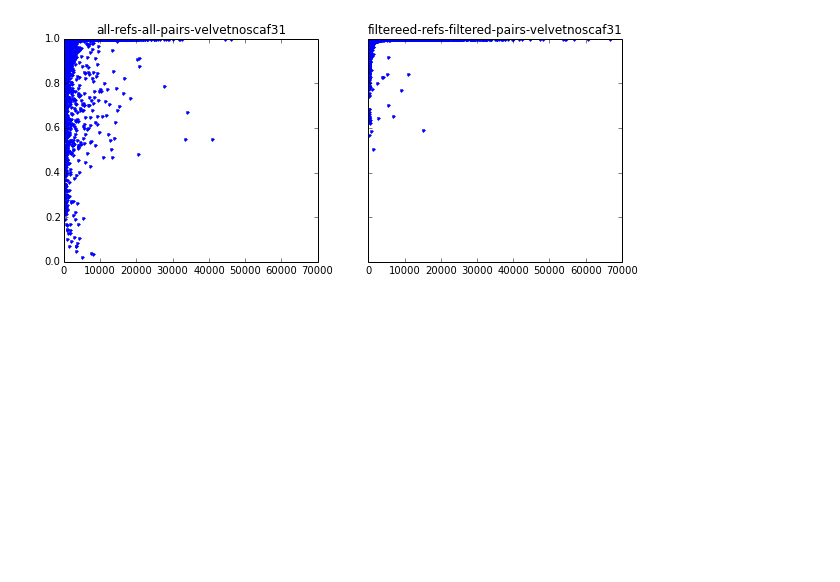
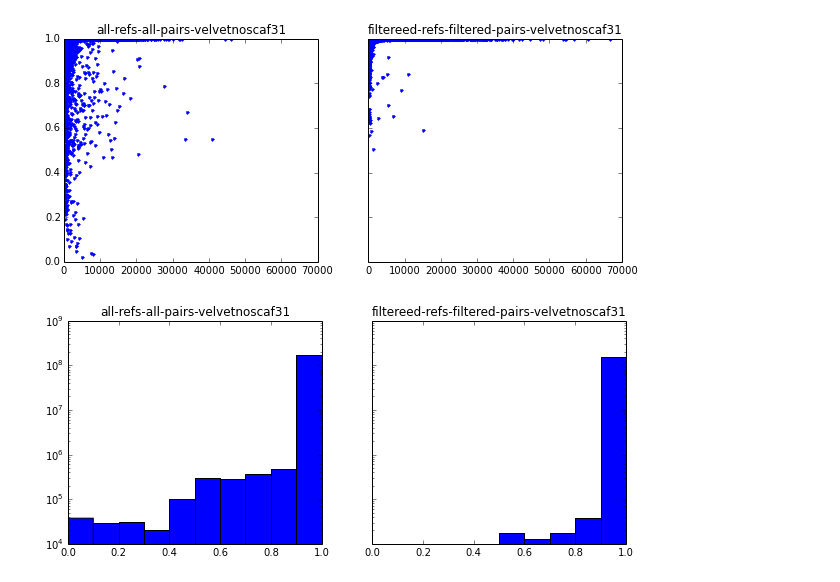
Before and after one commit to inodb/masmvali-publication, a Jupyter notebook: notebooks/LIMS1884-filtered-pairs-assemblies.ipynb, the cells around one changed output. Drawn from its saved outputs; the diff is of its cells as text; code cells hidden in the pictures; blank space fills up the shorter version.

```diff
--- a/notebooks/LIMS1884-filtered-pairs-assemblies.ipynb
+++ b/notebooks/LIMS1884-filtered-pairs-assemblies.ipynb
@@ -125,4 +110,20 @@ ax2.plot(m_even.avp.velvetnoscaf31.contig_purity["contig_length"], m_even.avp.ve
 # %% [output]
 [<matplotlib.lines.Line2D at 0x...>]
 [figure]
+# %%
+mpl.rcParams['figure.figsize'] = 10, 4
+
+f, (ax1, ax2) = subplots(1, 2, sharex=True, sharey=True)
+#ax1.set_xlim([0, 600000])
+ax1.set_title("all-refs-all-pairs-velvetnoscaf31")
+h1 = ax1.hist(m_even_old.avp.velvetnoscaf31.contig_purity["max_aln_purity"],
+         weights=m_even_old.avp.velvetnoscaf31.contig_purity["contig_length"],
+         range=[0.0,1.0], log=1)
+
+ax2.set_title("filtereed-refs-filtered-pairs-velvetnoscaf31")
+h2 = ax2.hist(m_even.avp.velvetnoscaf31.contig_purity["max_aln_purity"],
+         weights=m_even.avp.velvetnoscaf31.contig_purity["contig_length"],
+         range=[0.0,1.0], log=1)
+# %% [output]
+[figure, added]
 # %% [markdown]
```
Also changed, not shown: parts of 10 cells of this notebook.
